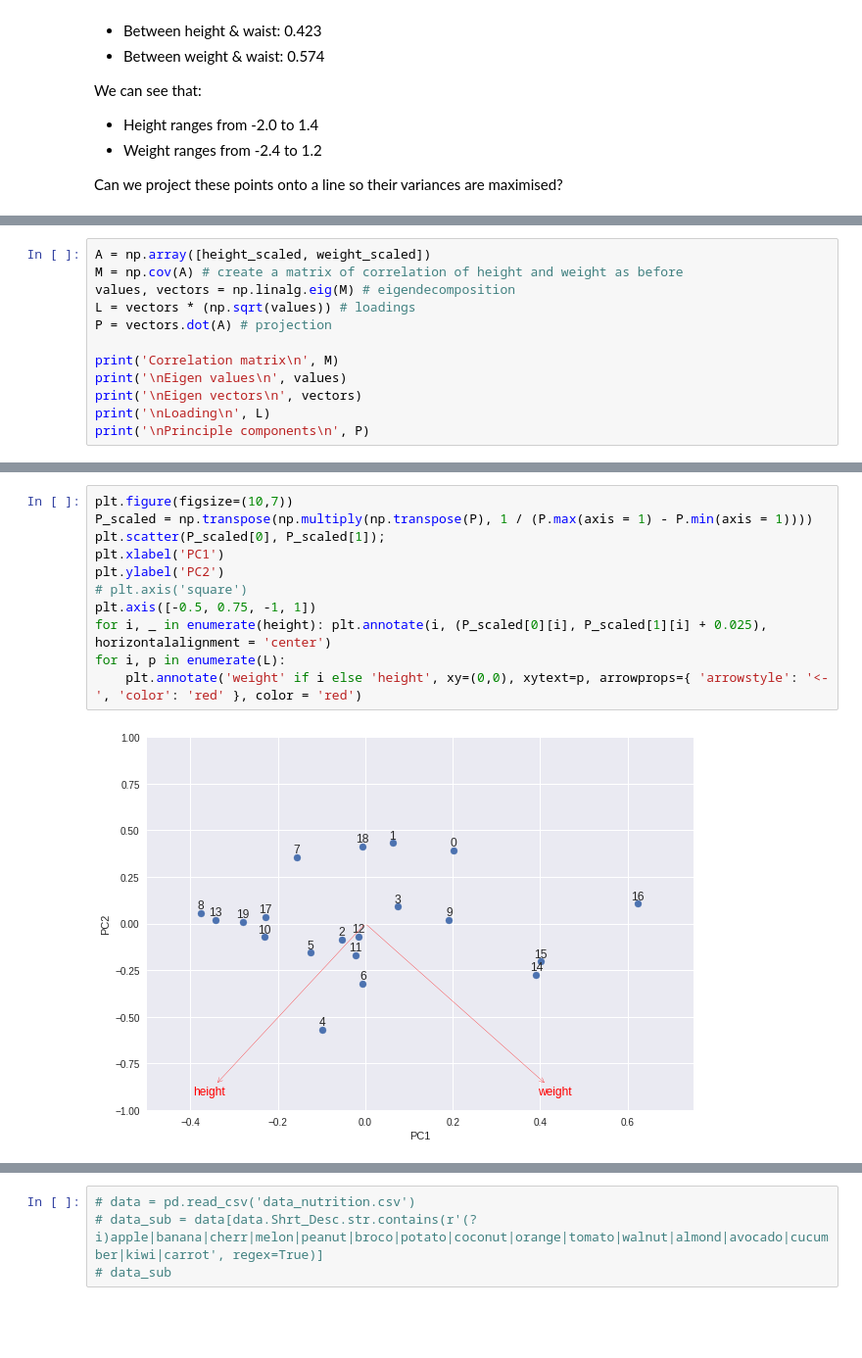
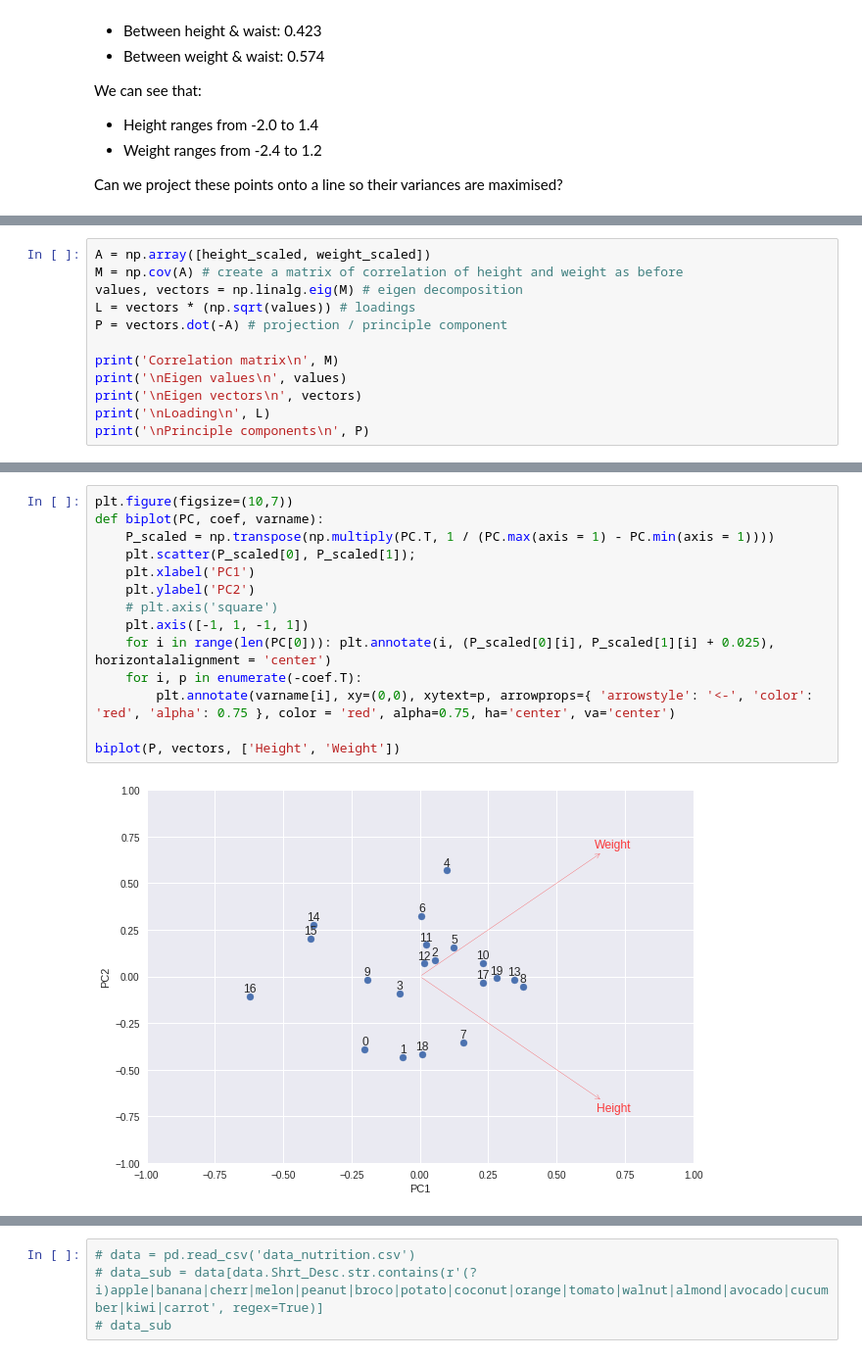
Before and after one commit to aunz/ds, a Jupyter notebook: pca.ipynb, the cells around one changed output, grey strips where cells are left out. Shown at 98% size. Drawn from its saved outputs; the diff is of its cells as text; blank space fills up the shorter version.

```diff
--- a/pca.ipynb
+++ b/pca.ipynb
@@ -181,9 +182,9 @@ Luckily, other smart people have figured this out using matrix algebra.
 # %%
 A = np.array([height_scaled, weight_scaled])
 M = np.cov(A) # create a matrix of correlation of height and weight as before
-values, vectors = np.linalg.eig(M) # eigendecomposition
+values, vectors = np.linalg.eig(M) # eigen decomposition
 L = vectors * (np.sqrt(values)) # loadings
-P = vectors.dot(A) # projection
+P = vectors.dot(-A) # projection / principle component
 
 print('Correlation matrix\n', M)
 print('\nEigen values\n', values)
@@ -213,13 +247,16 @@ Eigen values
 # %%
 plt.figure(figsize=(10,7))
-P_scaled = np.transpose(np.multiply(np.transpose(P), 1 / (P.max(axis = 1) - P.min(axis = 1))))
-plt.scatter(P_scaled[0], P_scaled[1]);
-plt.xlabel('PC1')
-plt.ylabel('PC2')
-# plt.axis('square')
-plt.axis([-0.5, 0.75, -1, 1])
-for i, _ in enumerate(height): plt.annotate(i, (P_scaled[0][i], P_scaled[1][i] + 0.025), horizontalalignment = 'center')
-for i, p in enumerate(L):
-    plt.annotate('weight' if i else 'height', xy=(0,0), xytext=p, arrowprops={ 'arrowstyle': '<-', 'color': 'red' }, color = 'red')
+def biplot(PC, coef, varname):
+    P_scaled = np.transpose(np.multiply(PC.T, 1 / (PC.max(axis = 1) - PC.min(axis = 1))))
+    plt.scatter(P_scaled[0], P_scaled[1]);
+    plt.xlabel('PC1')
+    plt.ylabel('PC2')
+    # plt.axis('square')
+    plt.axis([-1, 1, -1, 1])
+    for i in range(len(PC[0])): plt.annotate(i, (P_scaled[0][i], P_scaled[1][i] + 0.025), horizontalalignment = 'center')
+    for i, p in enumerate(-coef.T):
+        plt.annotate(varname[i], xy=(0,0), xytext=p, arrowprops={ 'arrowstyle': '<-', 'color': 'red', 'alpha': 0.75 }, color = 'red', alpha=0.75, ha='center', va='center')
+
+biplot(P, vectors, ['Height', 'Weight'])
 # %% [output]
-[figure, old version]
+[figure, new version]
```
Also changed, not shown: parts of 16 cells of this notebook.
